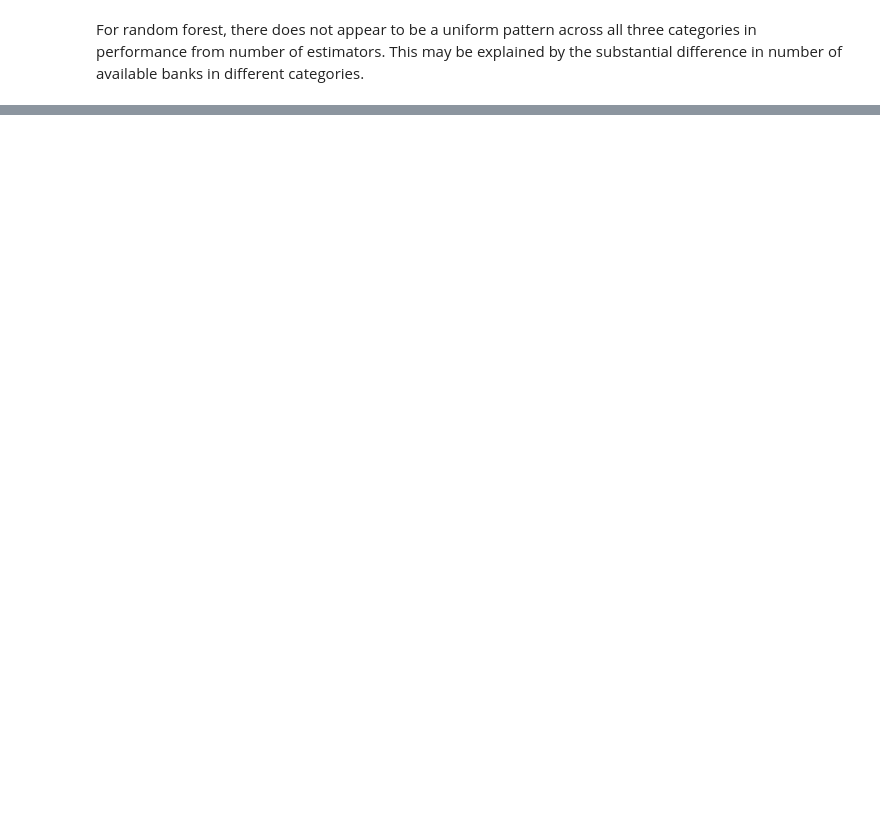
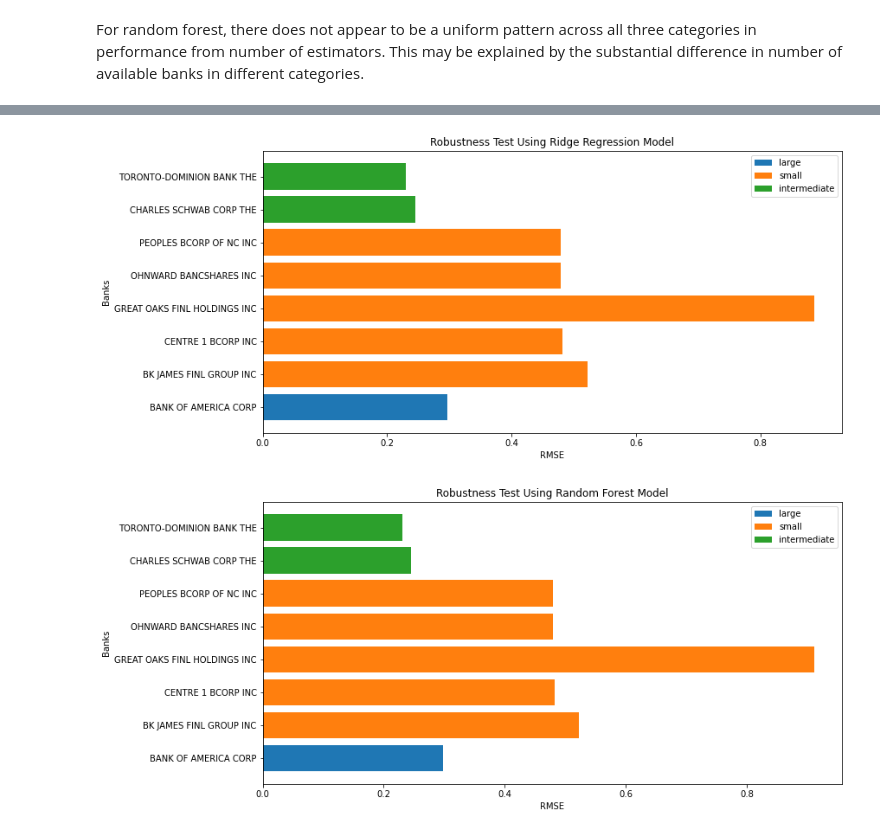
Before and after one commit to hughdingb58/deposit_size_prediction, a Jupyter notebook: notebooks/2_supervised_analysis.ipynb, the cells around one changed output, grey strips where cells are left out. Saved outputs shown, nothing was run; the diff lists cells and outputs as text; code cells hidden in the pictures; blank space fills up the shorter version.

Commit message:
Updated
Added updated robustness checks

```diff
--- a/notebooks/2_supervised_analysis.ipynb
+++ b/notebooks/2_supervised_analysis.ipynb
@@ -782,0 +784,25 @@ For random forest, there does not appear to be a uniform pattern across all thre
+# %%
+# Prepare sample data in the same way as training data
+
+df_samples = read_feather("../data_cleaned/df_samples.feather")
+df_samples = df_samples.loc[
+    :,
+    [
+        "category",
+        "name",
+        "date",
+        "year",
+        "quarter",
+        "total_deposits",
+        "cpi",
+        "fed_fund_rate",
+        "housing_starts",
+        "personal_savings_rate",
+        "umich_consumer_sentiment_index",
+    ],
+]
+
+lagged_df_samples = df_samples.groupby("category").apply(
+    lambda x: x.assign(total_deposits_lag1=x["total_deposits"].shift(1))
+)
+lagged_df_samples = lagged_df_samples.dropna().reset_index(drop=True)
@@ -782,0 +882,23 @@ For random forest, there does not appear to be a uniform pattern across all thre
+# %%
+# Plot bar chart for robustness checks results
+
+def plot_bar_chart(results, model_name):
+    plt.figure(figsize=(12, 6))
+    for category, banks in results.items():
+        df = pd.DataFrame(banks)
+        df = df.set_index('bank_name')  # Set bank_name as the index
+        plt.barh(df.index, df['rmse'], label=category)
+    plt.xlabel('RMSE')
+    plt.ylabel('Banks')
+    plt.title(f'{model_name} Model')
+    plt.legend()
+    plt.show()
+
+# Plotting the results for Ridge Regression
+plot_bar_chart(robustness_ridge, 'Robustness Test Using Ridge Regression')
+
+# Plotting the results for Random Forest
+plot_bar_chart(robustness_random_forest, 'Robustness Test Using Random Forest')
+# %% [output]
+[figure, added]
+[figure, added]
```
Also changed, not shown: parts of 16 cells of this notebook, 1 other file.
